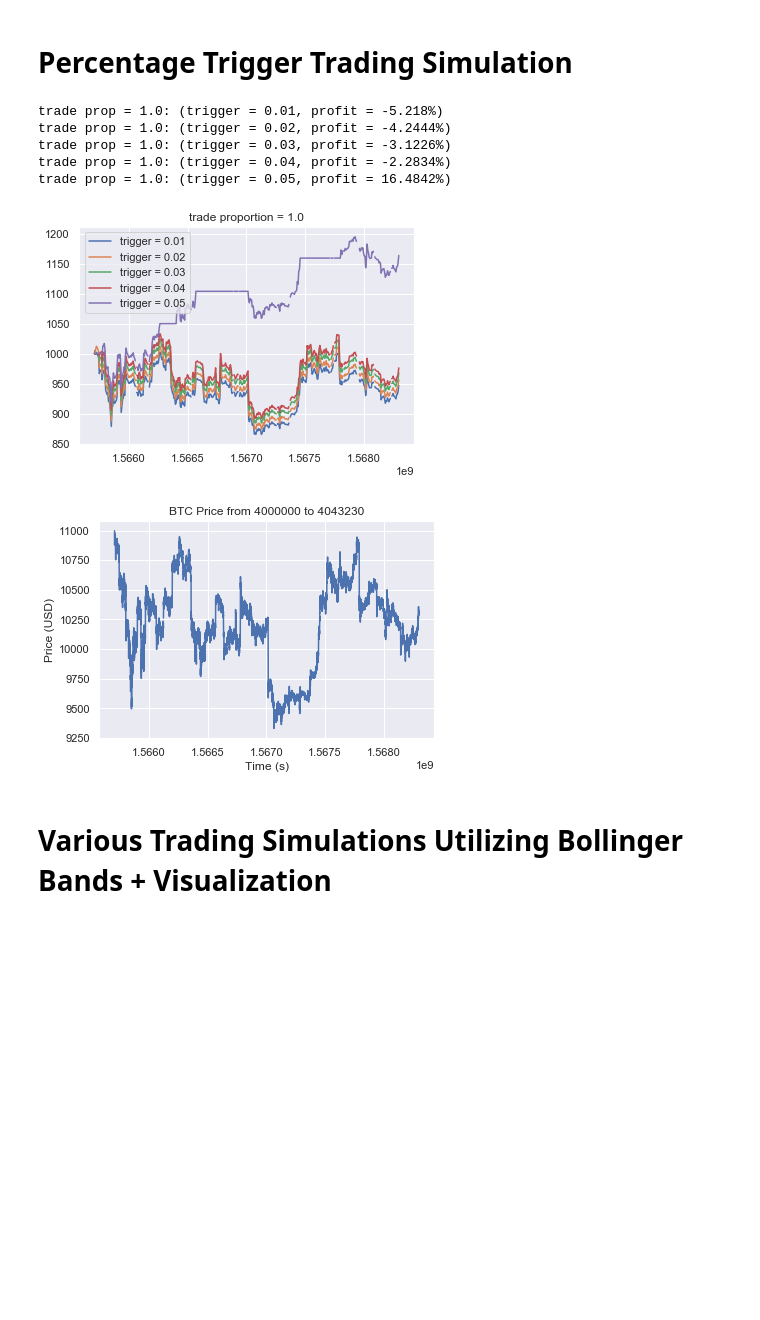
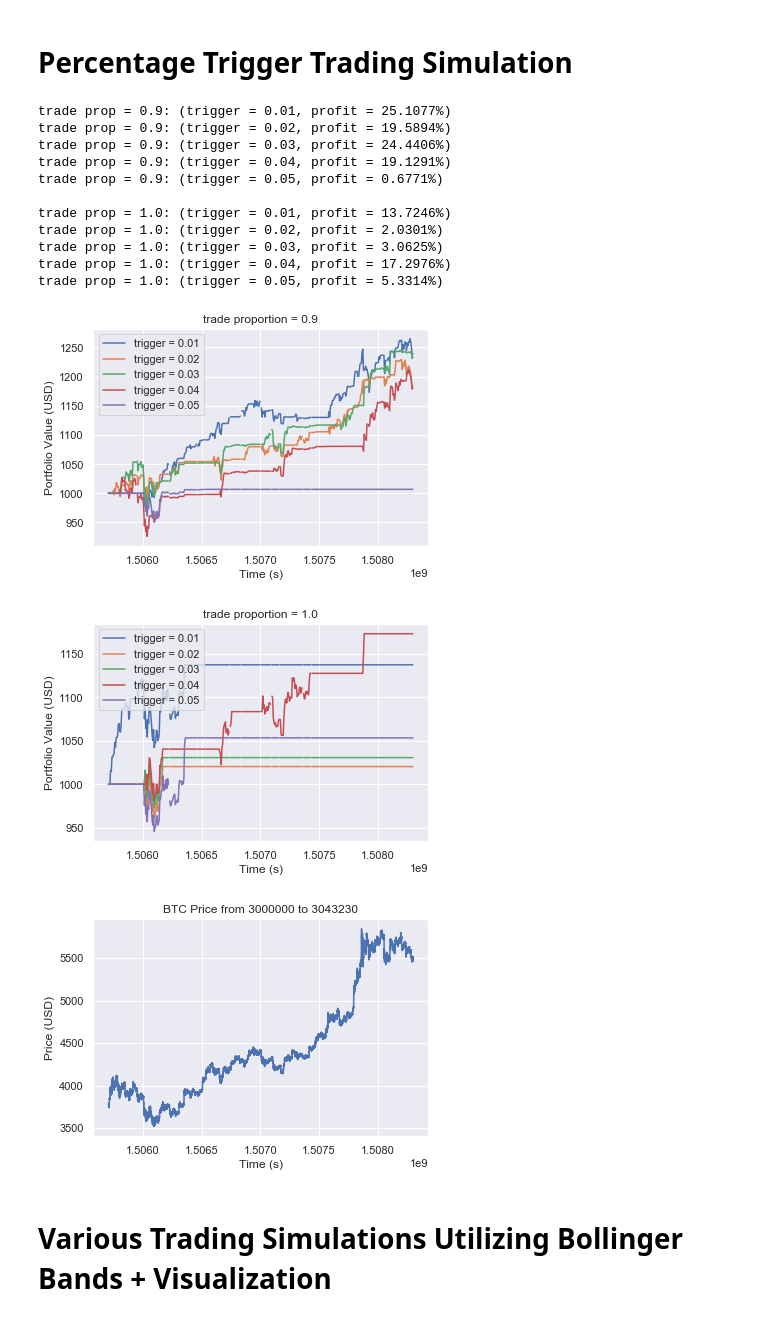
Before and after one commit to wyattgf/crypto-algo-trader, a Jupyter notebook: TradingAlgo.ipynb, the cells around one changed output. Drawn from its saved outputs; the diff is of its cells as text; code cells hidden in the pictures; blank space fills up the shorter version.

```diff
--- a/TradingAlgo.ipynb
+++ b/TradingAlgo.ipynb
@@ -175,7 +170,7 @@ time_delta = 1 # each increment/decrement of 1 represents one minute
 # efficient moving average calculation
 
 start_time = time.time()
-prev_avg, nan_offset = calc_mov_avg(moving_avg_rank, time_delta, starting_index-1*time_delta) #pre-processing
+prev_avg, nan_offset = calc_mov_avg(moving_avg_rank, time_delta, start-1*time_delta) #pre-processing
 
 for i in range(start, end):
 
@@ -319,7 +314,7 @@ def calc_thresholds(index, trigger_threshold):
     buy = (1 - trigger_threshold) * reference_price
     return (reference_price, sell, buy)
 
-start = int(4 * 10**6 + 0*len(day)) # TOGGLE for start of time period
+start = int(3 * 10**6 + 0*len(day)) # TOGGLE for start of time period
 end = start + 30*len(day) # TOGGLE for end of time period
 
 #end = 4857376 # TOGGLE for all data
@@ -333,7 +328,7 @@ cash_value_dollars = [float] * arr_len
 overall_wealth = [float] * arr_len
 
 
-buy_proportions = [el/10 for el in range(10,11)] # TOGGLE this range to allow for trading w/ different trading proportions
+buy_proportions = [el/10 for el in range(9,11)] # TOGGLE this range to allow for trading w/ different trading proportions
 
 trigger_thresholds = [el/100 for el in range(1,6)] # TOGGLE this range to allow for different percentage triggers
 deltas = [float] * len(trigger_thresholds) # holds percentage changes of portfolio value
@@ -361,40 +356,49 @@ for buy_prop in buy_proportions:
                 buy+=1
                 cash, coin, succcess = execute_sell(curr_price, cash, coin, buy_prop)
                 if success:
                     reference_price, sell_threshold, buy_threshold = calc_thresholds(i, trigger_threshold)
 
             elif curr_price <= buy_threshold: #handles NaN
                 sell+=1
                 cash, coin, success = execute_buy(curr_price, cash, coin, buy_prop)
                 if success:
                     reference_price, sell_threshold, buy_threshold = calc_thresholds(i, trigger_threshold)
 
             if (i-start) % sample_rate == 0:
                 btc_value_dollars[arr_index] = coin * curr_price
                 cash_value_dollars[arr_index] = cash
                 overall_wealth[arr_index] = btc_value_dollars[arr_index] + cash
                 arr_index+=1
 
         plt.plot(df['Timestamp'][start:end:sample_rate],overall_wealth, label=f'trigger = {trigger_threshold}') # uncomment to graph different trigger thresholds
         deltas[deltas_index] = list_assets(starting_wealth, cash, coin, end, output=False)
         deltas_index+=1
 
     plt.legend(loc='best')
+    plt.xlabel('Time (s)')
+    plt.ylabel('Portfolio Value (USD)')
 
     for i in range(len(trigger_thresholds)):
         print(f'trade prop = {buy_prop}: (trigger = {trigger_thresholds[i]}, profit = {round(deltas[i],4)}%)')
     print(' ')
     figure+=1
 
 display_price_over_time_period(figure, start, end)
 # %% [output]
-trade prop = 1.0: (trigger = 0.01, profit = -5.218%)
-trade prop = 1.0: (trigger = 0.02, profit = -4.2444%)
-trade prop = 1.0: (trigger = 0.03, profit = -3.1226%)
-trade prop = 1.0: (trigger = 0.04, profit = -2.2834%)
-trade prop = 1.0: (trigger = 0.05, profit = 16.4842%)
+trade prop = 0.9: (trigger = 0.01, profit = 25.1077%)
+trade prop = 0.9: (trigger = 0.02, profit = 19.5894%)
+trade prop = 0.9: (trigger = 0.03, profit = 24.4406%)
+trade prop = 0.9: (trigger = 0.04, profit = 19.1291%)
+trade prop = 0.9: (trigger = 0.05, profit = 0.6771%)
+
+trade prop = 1.0: (trigger = 0.01, profit = 13.7246%)
+trade prop = 1.0: (trigger = 0.02, profit = 2.0301%)
+trade prop = 1.0: (trigger = 0.03, profit = 3.0625%)
+trade prop = 1.0: (trigger = 0.04, profit = 17.2976%)
+trade prop = 1.0: (trigger = 0.05, profit = 5.3314%)
-[figure, old version]
+[figure, new version]
-[figure, old version]
+[figure, new version]
+[figure, added]
 # %% [markdown]
 # Various Trading Simulations Utilizing Bollinger Bands + Visualization
 # %%
```
Also changed, not shown: parts of 5 cells of this notebook.
